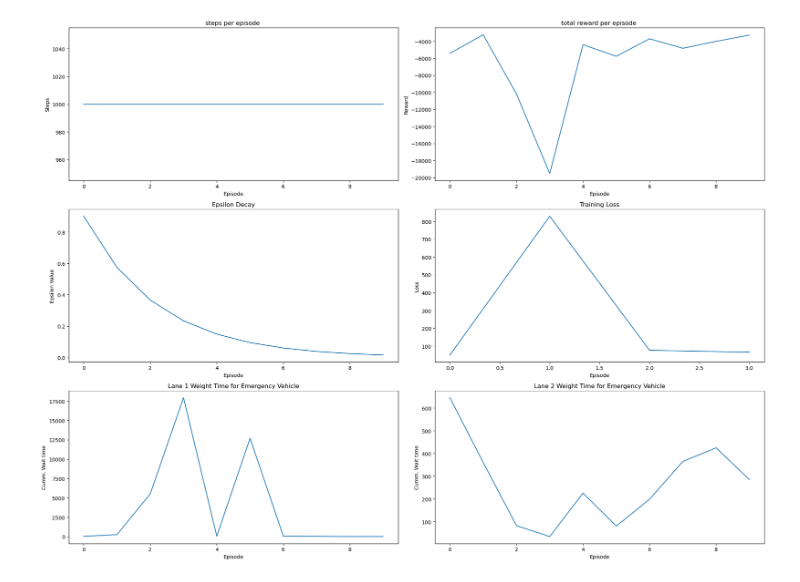
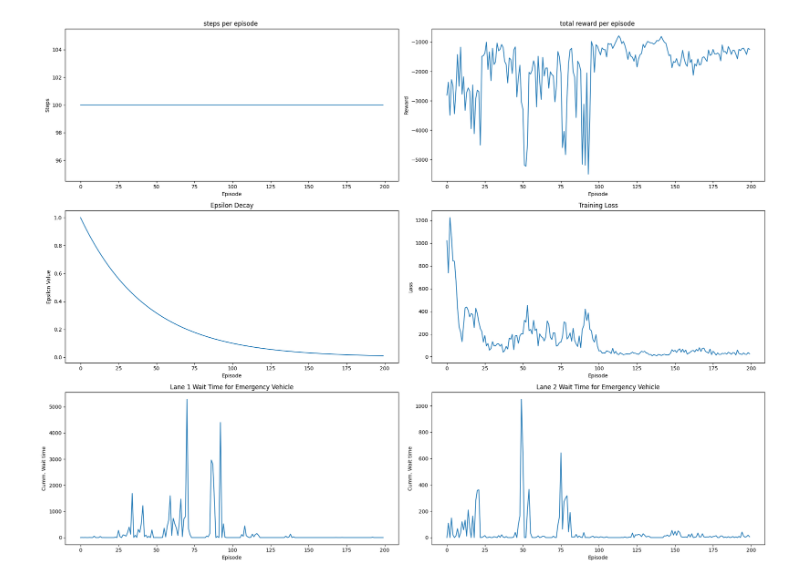
Before and after one commit to rishi1134/emergency-rl, a Jupyter notebook: dqn_emergency-single-intersection.ipynb, the cells around one changed output. Drawn from its saved outputs; the diff is of its cells as text; code cells hidden in the pictures.

```diff
--- a/dqn_emergency-single-intersection.ipynb
+++ b/dqn_emergency-single-intersection.ipynb
@@ -87,7 +95,7 @@ env = SumoEnvironment(
         route_file="single-intersection/single-intersection.rou.xml",
         out_csv_name="out_csv",
         use_gui=False,
-        num_seconds=5000,
+        num_seconds=500,
         min_green=5,
         max_green=10,
         observation_class = CustomEmergencyObservationFunction,
@@ -100,22 +109,25 @@ Step #0.00 (0ms ?*RT. ?UPS, TraCI: 3ms, vehicles TOT 0 ACT 0 BUF 0)
 # training params
 BUFFER_SIZE = 500
 batch_size = 32
-sync_target_step = 4
-train_every_step = 3
-episodes = 10
-replay_buffer = torch.zeros((BUFFER_SIZE, 9 + 1 + 1 + 9 + 1), dtype = torch.float32) #[sx9, a, r, s'x9, terminate flag]
-learning_rate = 0.001
+sync_target_step = 300
+train_every_step = 1
+episodes = 200
+replay_buffer = torch.zeros((BUFFER_SIZE, 12 + 1 + 1 + 12 + 1), dtype = torch.float32) #[sx9, a, r, s'x9, terminate flag]
+learning_rate = 0.01
 
 #agent params
-start_epsilon = 0.9
+start_epsilon = 1
 final_epsilon = 0.01
 epsilon_decay = (final_epsilon/start_epsilon)**(1/episodes)  # exponential decay
 discount_factor = 0.99
 
 # model init
-model = DQNetwork(env.observation_space.shape[0], env.action_space.n)
+# print(env.observation_space.shape[0])
+
+model = DQNetwork(12, env.action_space.n)
 target_model = deepcopy(model)
-
+# m = torch.load("./pthbackup/emergency_dqn.pth")
+# model.load_state_dict(m)
 agent = GreedyAgent(model, env, start_epsilon, epsilon_decay, final_epsilon, discount_factor)
 
 # optimizer and criterion
@@ -130,6 +142,7 @@ steps_per_episode = [0] * episodes
 wait_per_episode_lane_1 = [0] * episodes
 wait_per_episode_lane_2 = [0] * episodes
 for episode in range(episodes):
+    print("Episode: ", episode)
     obs = env.reset()
     done = {"__all__": False}
     epsilon_per_episode[episode] = agent.epsilon
@@ -151,7 +164,7 @@ for episode in range(episodes):
 
         reward_per_episode[episode] += reward['t']
         replay_buffer[n_iters % BUFFER_SIZE] = torch.cat([torch.from_numpy(obs['t']), torch.tensor([action], dtype=torch.int32), torch.tensor([reward['t']], dtype=torch.int32), torch.from_numpy(next_obs['t']), torch.tensor([int(done["__all__"])], dtype=torch.int32)]).to(torch.float32)
-
+        # print((next_obs['t'].shape))
         obs = deepcopy(next_obs)
         t += 1
 
@@ -165,17 +178,17 @@ for episode in range(episodes):
         selected_transition = replay_buffer[selected_transition_indices]  #selected_transition: [sx9, a, r, s'x9, terminate flag]
 
         td_target = torch.zeros(batch_size)
-        next_obs = selected_transition[:, 11:-1]
+        next_obs = selected_transition[:, 14:-1]
         target_model.eval()
         with torch.no_grad():
             target_output = target_model(next_obs)
             q_values, _ = torch.max(target_output, dim = 1)
-            td_target = torch.where(selected_transition[:, -1] == True, selected_transition[:, 10], selected_transition[:, 10] + discount_factor * q_values)
+            td_target = torch.where(selected_transition[:, -1] == True, selected_transition[:, 13], selected_transition[:, 13] + discount_factor * q_values)
 
         model.train()
-        obs = selected_transition[:, :9]
+        obs = selected_transition[:, :12]
         output = model(obs)
-        td_estimate = output.gather(1, selected_transition[:, 9][:, None].type(torch.int64)).squeeze(1)
+        td_estimate = output.gather(1, selected_transition[:, 12][:, None].type(torch.int64)).squeeze(1)
         loss = criterion(td_target, td_estimate)
 
         train_loss.append(loss.item())
@@ -225,36 +225,36 @@ axs[0, 0].plot(range(episodes), steps_per_episode)
 axs[0, 0].set_title("steps per episode ")
 axs[0, 0].set_xlabel("Episode")
 axs[0, 0].set_ylabel("Steps")
 
 axs[0, 1].plot(range(episodes), reward_per_episode)
 axs[0, 1].set_title("total reward per episode ")
 axs[0, 1].set_xlabel("Episode")
 axs[0, 1].set_ylabel("Reward")
 
 axs[1, 0].plot(range(episodes), epsilon_per_episode)
 axs[1, 0].set_title("Epsilon Decay")
 axs[1, 0].set_xlabel("Episode")
 axs[1, 0].set_ylabel("Epsilon Value")
 
 axs[1, 1].plot(range(len(train_loss)), train_loss)
 axs[1, 1].set_title("Training Loss")
 axs[1, 1].set_xlabel("Episode")
 axs[1, 1].set_ylabel("Loss")
 
 axs[2, 0].plot(range(len(wait_per_episode_lane_1)), wait_per_episode_lane_1)
-axs[2, 0].set_title("Lane 1 Weight Time for Emergency Vehicle")
+axs[2, 0].set_title("Lane 1 Wait Time for Emergency Vehicle")
 axs[2, 0].set_xlabel("Episode")
 axs[2, 0].set_ylabel("Cumm. Wait time")
 
 axs[2, 1].plot(range(len(wait_per_episode_lane_2)), wait_per_episode_lane_2)
-axs[2, 1].set_title("Lane 2 Weight Time for Emergency Vehicle")
+axs[2, 1].set_title("Lane 2 Wait Time for Emergency Vehicle")
 axs[2, 1].set_xlabel("Episode")
 axs[2, 1].set_ylabel("Cumm. Wait time")
 
 plt.tight_layout()
 plt.show()
 # %% [output]
-[figure, old version]
+[figure, new version]
 # %%
 n_episodes = 5
 agent.epsilon = 0
```
Also changed, not shown: parts of 8 cells of this notebook.
